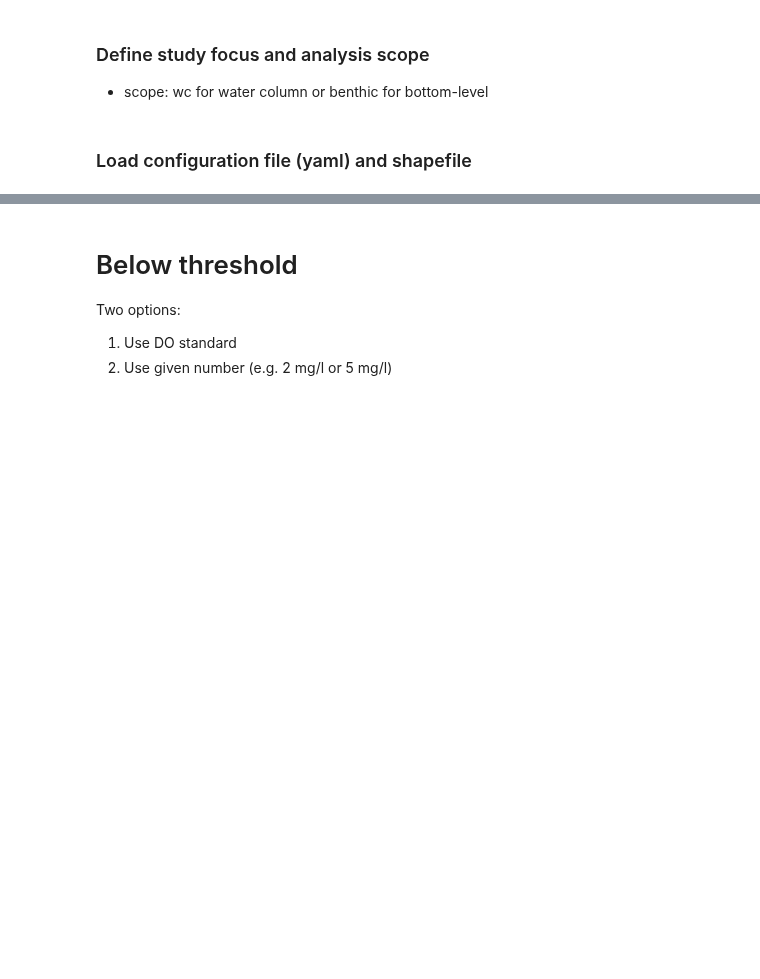
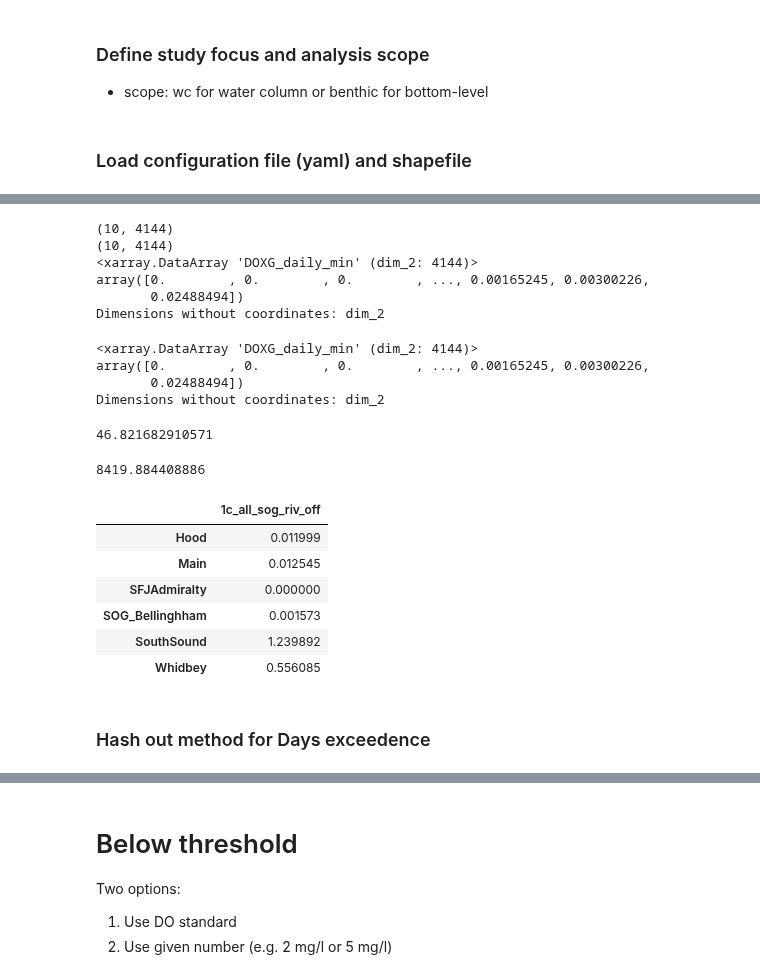
Before and after one commit to UW-PSI/SalishSeaModel-analysis, a Jupyter notebook: notebooks/dev_days_impaired.ipynb, the cells around one changed output, grey strips where cells are left out. Cells and saved outputs as stored; diff of their text form; code cells hidden in the pictures; blank space fills up the shorter version.

```diff
--- a/notebooks/dev_days_impaired.ipynb
+++ b/notebooks/dev_days_impaired.ipynb
@@ -83,0 +304,40 @@ I don't have this right yet
+# %%
+# Total number of days and percent volume days for each region
+DaysImpaired[run_type]={}
+VolumeDaysImpaired[run_type]={}
+PercentVolumeDaysImpaired[run_type]={}
+for region in regions:
+    print(region)
+    # create boolean of indices where True selects nodes of
+    # specified Region
+    idx = ((gdf['Regions']==region) &
+        (gdf['included_i']==1))
+    print(idx.sum())
+    # Note: The max of True/False will be True and initial sets False to zero.
+    # The "where" keywork specifies to only use values where idx=True,
+    # which in this case I set to specify the region.
+    if scope=='benthic':
+        # Assign the maximum (True) of DO < threshold occurrence across region
+        DaysImpaired[run_type][region] = DO_diff_lt_0p2[run_type].max(
+            axis=1,where=idx,initial=0)
+    else:
+        # Assign the maximum (True) of DO < threshold occurrence across depths
+        # such that 1-day of impairement is counted if there is one or more
+        # levels impaired
+        DOBelowThresh_daysnodes = DO_diff_lt_0p2[run_type].max(axis=1,initial=0)
+        # Assign the maximum (True) of DO < threshold occurrence across region
+        # then sum values over time
+        DaysImpaired[run_type][region] = DOBelowThresh_daysnodes.max(
+            axis=1,where=idx,initial=0).sum().item()
+    VolumeDaysImpaired[run_type][region]=np.array(VolumeDays_all)[idx].sum()
+    # get regional volume
+    if scope=='benthic': # take fraction for bottom-level volume
+        RegionVolume = ssm['siglev_diff'][-1]/100*volume[
+            (gdf['Regions']==region) &
+            (gdf['included_i']==1)
+        ].sum()
+    else: # water column
+        RegionVolume = volume[idx].sum()
+    PercentVolumeDaysImpaired[run_type][region]=100*(
+        VolumeDaysImpaired[run_type][region]/(RegionVolume*ndays)
+    )
@@ -83,0 +368,38 @@ I don't have this right yet
+# %%
+print(DO_diff_lt_0p2_days_wc.shape)
+print(VolumeDays_wc.shape)
+print(VolumeDays_all)
+# %% [output]
+(10, 4144)
+(10, 4144)
+<xarray.DataArray 'DOXG_daily_min' (dim_2: 4144)>
+array([0.        , 0.        , 0.        , ..., 0.00165245, 0.00300226,
+       0.02488494])
+Dimensions without coordinates: dim_2
+# %%
+VolumeDays_all
+# %% [output]
+<xarray.DataArray 'DOXG_daily_min' (dim_2: 4144)>
+array([0.        , 0.        , 0.        , ..., 0.00165245, 0.00300226,
+       0.02488494])
+Dimensions without coordinates: dim_2
+# %%
+VolumeDaysImpaired[run_type][region]
+# %% [output]
+46.821682910571
+# %%
+(RegionVolume*ndays)
+# %% [output]
+8419.884408886
+# %%
+pandas.DataFrame(PercentVolumeDaysImpaired)
+# %% [output]
+|  | 1c_all_sog_riv_off |
+| Hood | 0.011999 |
+| Main | 0.012545 |
+| SFJAdmiralty | 0.000000 |
+| SOG_Bellinghham | 0.001573 |
+| SouthSound | 1.239892 |
+| Whidbey | 0.556085 |
+# %% [markdown]
+### Hash out method for Days exceedence
```
Also changed, not shown: parts of 49 cells of this notebook.
